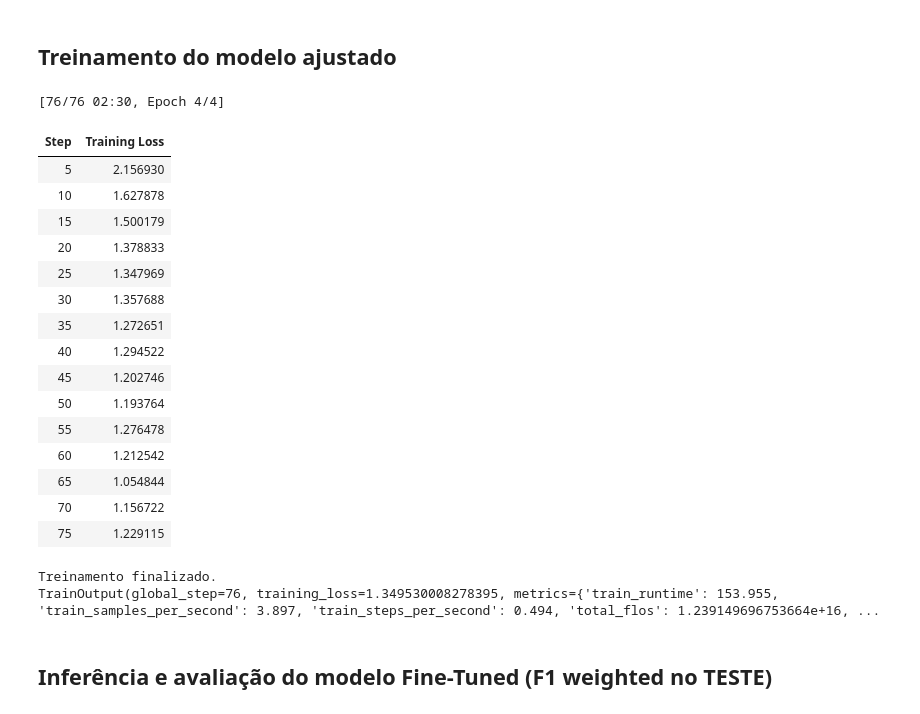
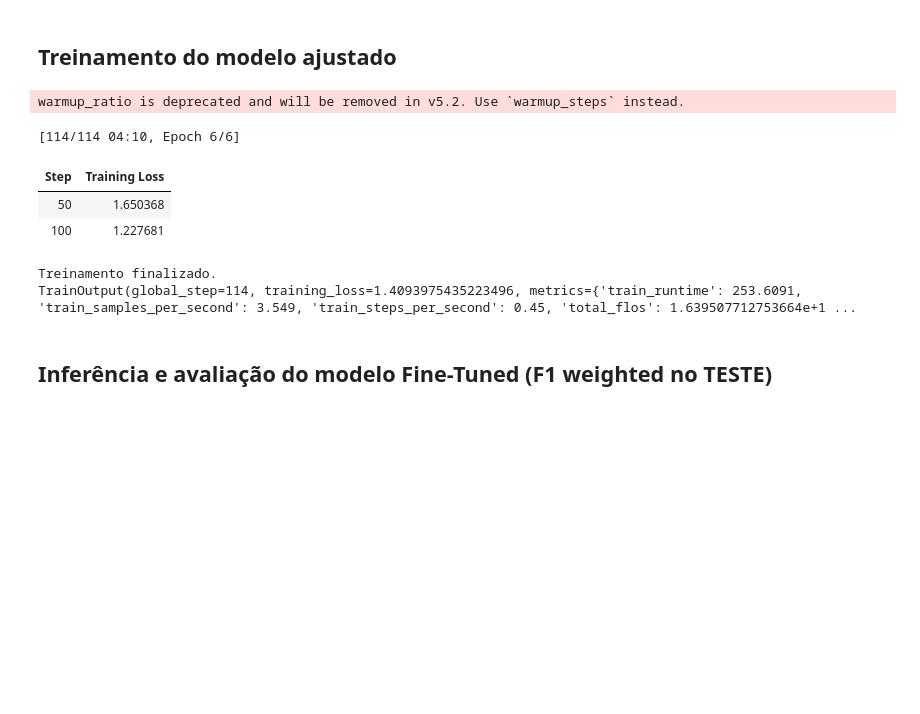
Before and after one commit to eroiborges/projetointegrado, a Jupyter notebook: generative_models/Projeto_Integrado_Template_Trabalho_Final_Generative_AI(2026_1).ipynb, the cells around one changed output. Drawn from its saved outputs; the diff is of its cells as text; code cells hidden in the pictures; blank space fills up the shorter version.

Commit message:
Fine Tuning finalizado e comprimido para envio

```diff
--- a/generative_models/Projeto_Integrado_Template_Trabalho_Final_Generative_AI(2026_1).ipynb
+++ b/generative_models/Projeto_Integrado_Template_Trabalho_Final_Generative_AI(2026_1).ipynb
@@ -821,52 +825,46 @@ trainable params: 6,815,744 || all params: 7,248,547,840 || trainable%: 0.0940
 # %%
 ft_output_dir = "outputs_lora_classificador_assuntos"
 
 train_args = TrainingArguments(
     output_dir=ft_output_dir,
-    per_device_train_batch_size=2 if torch.cuda.is_available() else 1,
-    gradient_accumulation_steps=4,
-    learning_rate=2e-4,
-    num_train_epochs=2 if DEV_MODE else 4,
-    logging_steps=5,
-    save_strategy="no",
+    per_device_train_batch_size=1,
+    gradient_accumulation_steps=8,
+    learning_rate=1e-4,
+    num_train_epochs=6,
+    logging_steps=50,
+    save_strategy="epoch",
     optim="paged_adamw_8bit" if torch.cuda.is_available() else "adamw_torch",
+    lr_scheduler_type="cosine",
+    warmup_ratio=0.08,
+    weight_decay=0.01,
+    max_grad_norm=1.0,
     bf16=torch.cuda.is_available() and torch.cuda.is_bf16_supported(),
     fp16=torch.cuda.is_available() and not torch.cuda.is_bf16_supported(),
     report_to="none",
+    seed=SEED,
+    data_seed=SEED,
 )
 
 collator = DataCollatorForLanguageModeling(tokenizer=ft_tokenizer, mlm=False)
 
 ft_trainer = Trainer(
     model=ft_model,
     args=train_args,
     train_dataset=tokenized_ft,
     data_collator=collator,
 )
 
 ft_train_result = ft_trainer.train()
 print("Treinamento finalizado.")
 print(ft_train_result)
 # %% [output]
-[76/76 02:30, Epoch 4/4]
+warmup_ratio is deprecated and will be removed in v5.2. Use `warmup_steps` instead.
+[114/114 04:10, Epoch 6/6]
 | Step | Training Loss |
-| 5 | 2.156930 |
-| 10 | 1.627878 |
-| 15 | 1.500179 |
-| 20 | 1.378833 |
-| 25 | 1.347969 |
-| 30 | 1.357688 |
-| 35 | 1.272651 |
-| 40 | 1.294522 |
-| 45 | 1.202746 |
-| 50 | 1.193764 |
-| 55 | 1.276478 |
-| 60 | 1.212542 |
-| 65 | 1.054844 |
-| 70 | 1.156722 |
-| 75 | 1.229115 |
+| 50 | 1.650368 |
+| 100 | 1.227681 |
-Treinamento finalizado.
-TrainOutput(global_step=76, training_loss=1.349530008278395, metrics={'train_runtime': 153.955, 'train_samples_per_second': 3.897, 'train_steps_per_second': 0.494, 'total_flos': 1.239149696753664e+16, ...
+Treinamento finalizado.
+TrainOutput(global_step=114, training_loss=1.4093975435223496, metrics={'train_runtime': 253.6091, 'train_samples_per_second': 3.549, 'train_steps_per_second': 0.45, 'total_flos': 1.639507712753664e+1 ...
 # %% [markdown]
 ## Inferência e avaliação do modelo Fine-Tuned (F1 weighted no TESTE)
 # %%
```
Also changed, not shown: parts of 4 cells of this notebook, 1 other file.
